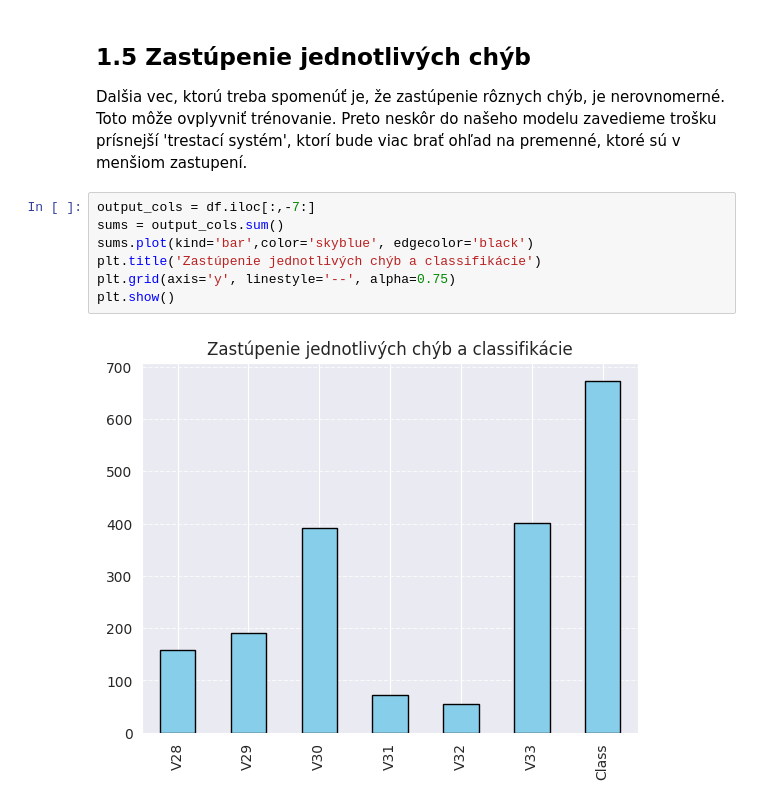
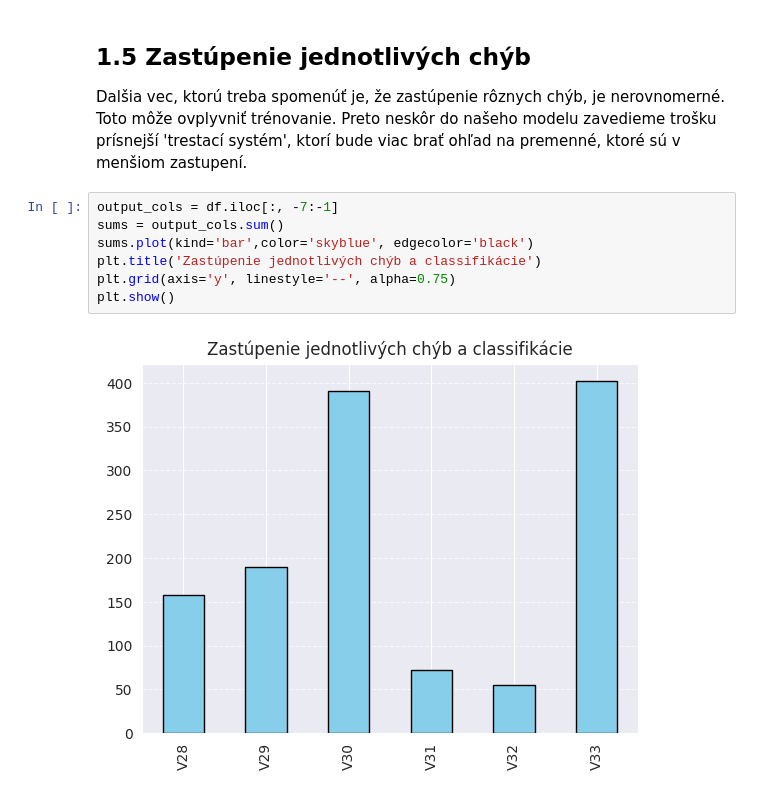
Before and after one commit to NikolasKekelak/ZNEUS_pr_1_MiklovicKekelak, a Jupyter notebook: simple_docu.ipynb, the cells around one changed output. Cells and saved outputs as stored; diff of their text form.

```diff
--- a/simple_docu.ipynb
+++ b/simple_docu.ipynb
@@ -122,11 +122,11 @@ df_reduced.to_csv(
 
 Dalšia vec, ktorú treba spomenúť je, že zastúpenie rôznych chýb, je nerovnomerné. Toto môže ovplyvniť trénovanie. Preto neskôr do našeho modelu zavedieme trošku prísnejší 'trestací systém', ktorí bude viac brať ohľad na premenné, ktoré sú v menšiom zastupení.
 # %%
-output_cols = df.iloc[:,-7:]
+output_cols = df.iloc[:, -7:-1]
 sums = output_cols.sum()
 sums.plot(kind='bar',color='skyblue', edgecolor='black')
 plt.title('Zastúpenie jednotlivých chýb a classifikácie')
 plt.grid(axis='y', linestyle='--', alpha=0.75)
 plt.show()
 # %% [output]
-[figure, old version]
+[figure, new version]
```
Also changed, not shown: parts of 7 cells of this notebook, 2 other files.
